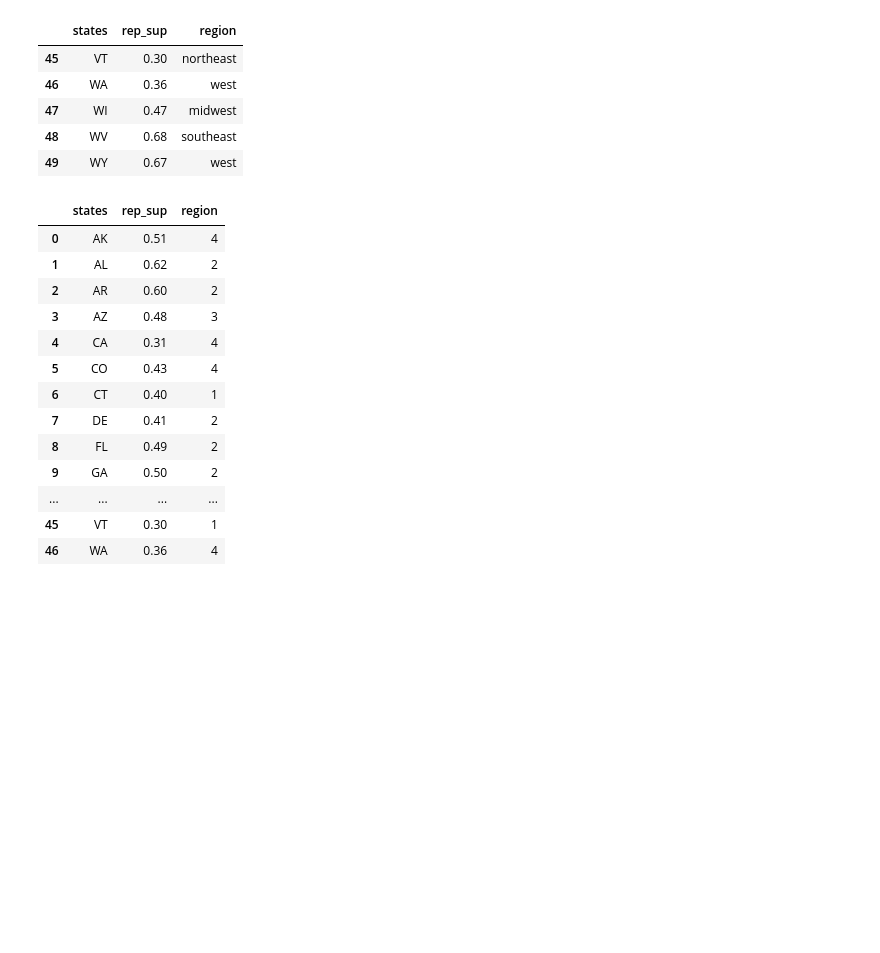
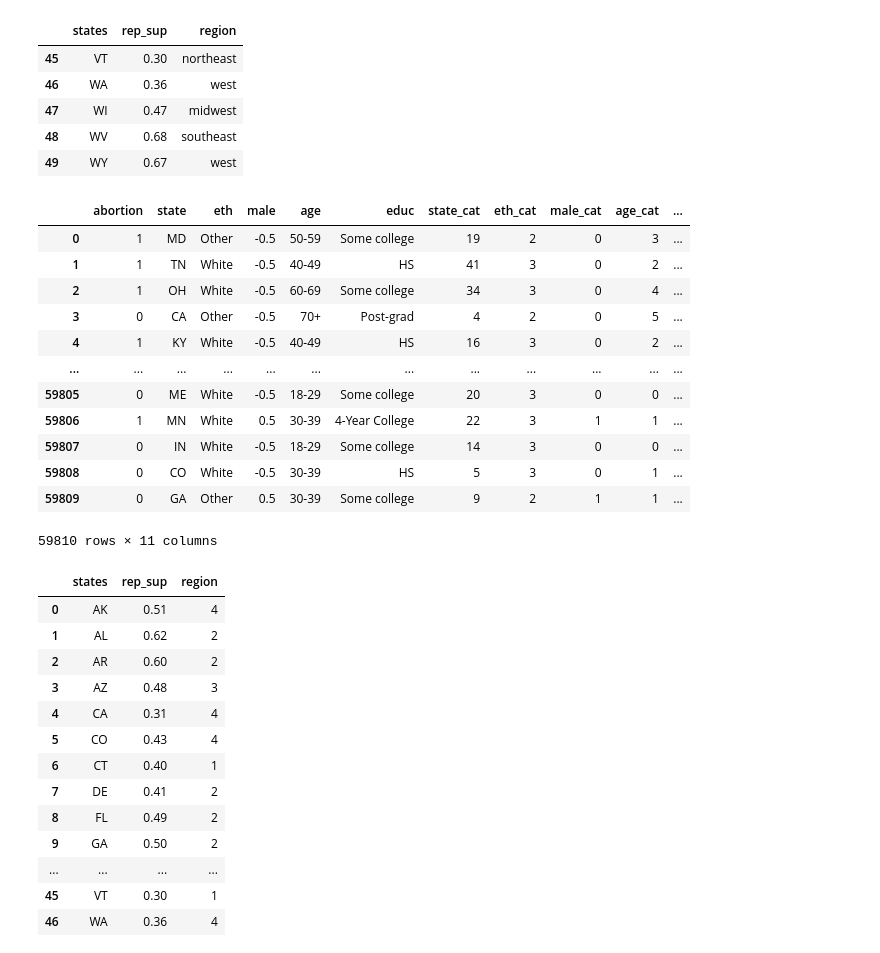
Before and after one commit to JakubReha/misterP, a Jupyter notebook: model.ipynb, the cells around one changed output. Cells and saved outputs as stored; diff of their text form; code cells hidden in the pictures; blank space fills up the shorter version.

```diff
--- a/model.ipynb
+++ b/model.ipynb
@@ -52,8 +37,23 @@ states.tail()
 # %%
 categories = ["state", "eth", "male", "age", "educ"]
 for category in categories:
     df[category+"_cat"] = df[category].astype('category').cat.codes
 states["region"] = states["region"].astype('category').cat.codes
+df
+# %% [output]
+|  | abortion | state | eth | male | age | educ | state_cat | eth_cat | male_cat | age_cat | ... |
+| 0 | 1 | MD | Other | -0.5 | 50-59 | Some college | 19 | 2 | 0 | 3 | ... |
+| 1 | 1 | TN | White | -0.5 | 40-49 | HS | 41 | 3 | 0 | 2 | ... |
+| 2 | 1 | OH | White | -0.5 | 60-69 | Some college | 34 | 3 | 0 | 4 | ... |
+| 3 | 0 | CA | Other | -0.5 | 70+ | Post-grad | 4 | 2 | 0 | 5 | ... |
+| 4 | 1 | KY | White | -0.5 | 40-49 | HS | 16 | 3 | 0 | 2 | ... |
+| ... | ... | ... | ... | ... | ... | ... | ... | ... | ... | ... | ... |
+| 59805 | 0 | ME | White | -0.5 | 18-29 | Some college | 20 | 3 | 0 | 0 | ... |
+| 59806 | 1 | MN | White | 0.5 | 30-39 | 4-Year College | 22 | 3 | 1 | 1 | ... |
+| 59807 | 0 | IN | White | -0.5 | 18-29 | Some college | 14 | 3 | 0 | 0 | ... |
+| 59808 | 0 | CO | White | -0.5 | 30-39 | HS | 5 | 3 | 0 | 1 | ... |
+| 59809 | 0 | GA | Other | 0.5 | 30-39 | Some college | 9 | 2 | 1 | 1 | ... |
+59810 rows × 11 columns
 # %%
 states
 # %% [output]
```
Also changed, not shown: parts of 24 cells of this notebook, 2 other files.
